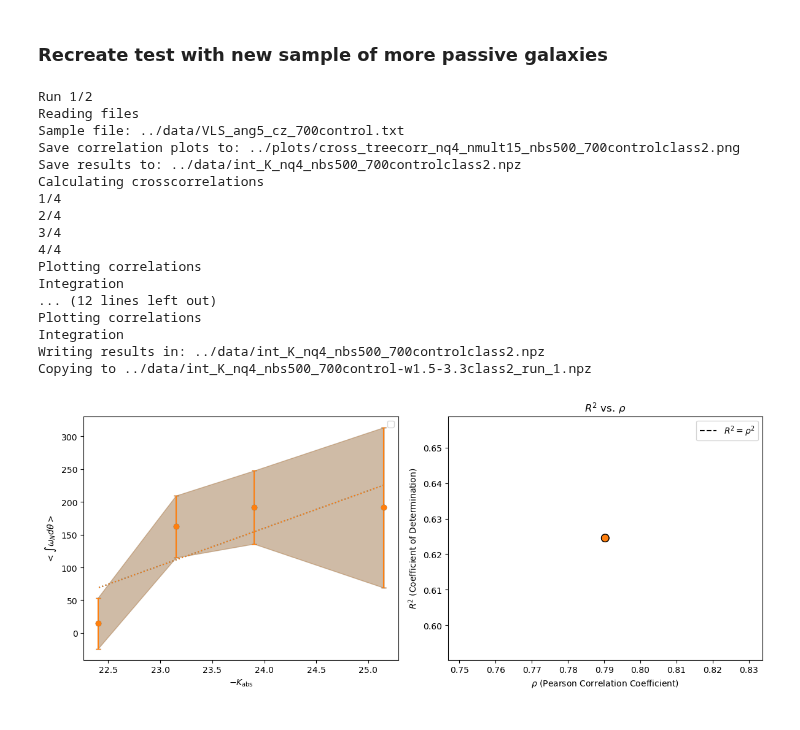
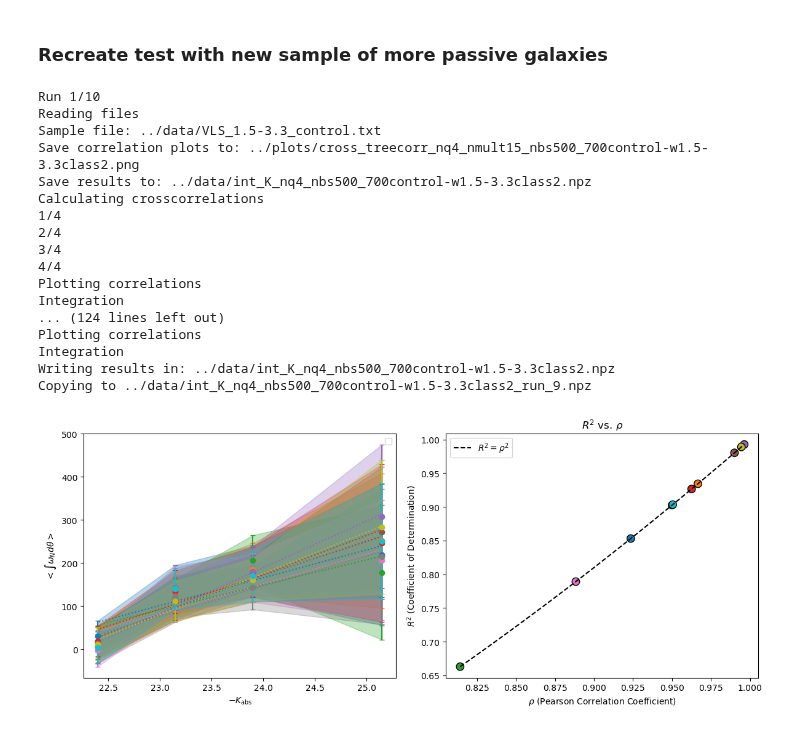
Before and after one commit to FedeDavilaKurban/Auger, a Jupyter notebook: test_class2Variance.ipynb, the cells around one changed output. Cells and saved outputs as stored; diff of their text form; code cells hidden in the pictures.

```diff
--- a/test_class2Variance.ipynb
+++ b/test_class2Variance.ipynb
@@ -117,9 +117,11 @@ from astropy.io import ascii
 import matplotlib.pyplot as plt
 
 # Configuration
-n_runs = 2
+n_runs = 10
+nbs = 500
+sample = '700control-w1.5-3.3class2'
 output_dir = '../data/'
-base_output = 'int_K_nq4_nbs500_700control-w1.5-3.3class2.npz'  # Expected output filename from writeInt-K.py
+base_output = f'int_K_nq4_nbs{nbs}_{sample}.npz'  # Expected output filename from writeInt-K.py
 
 # Run writeInt-K.py multiple times and archive results
 for i in range(n_runs):
@@ -129,18 +131,18 @@ for i in range(n_runs):
 
     # Archive the output file
     src = os.path.join(output_dir, base_output)
-    dst = os.path.join(output_dir, f'int_K_nq4_nbs500_700control-w1.5-3.3class2_run_{i}.npz')
+    dst = os.path.join(output_dir, f'int_K_nq4_nbs{nbs}_{sample}_run_{i}.npz')
     if os.path.exists(src):
         shutil.copy(src, dst)
         print('Copying to', dst)
     else:
         raise FileNotFoundError(f"File not found: {src}")
 # %% [output]
-Run 1/2
+Run 1/10
 Reading files
-Sample file: ../data/VLS_ang5_cz_700control.txt
-Save correlation plots to: ../plots/cross_treecorr_nq4_nmult15_nbs500_700controlclass2.png
-Save results to: ../data/int_K_nq4_nbs500_700controlclass2.npz
+Sample file: ../data/VLS_1.5-3.3_control.txt
+Save correlation plots to: ../plots/cross_treecorr_nq4_nmult15_nbs500_700control-w1.5-3.3class2.png
+Save results to: ../data/int_K_nq4_nbs500_700control-w1.5-3.3class2.npz
 Calculating crosscorrelations
 1/4
 2/4
@@ -148,21 +150,21 @@ Calculating crosscorrelations
 4/4
 Plotting correlations
 Integration
-... (12 lines left out)
+... (124 lines left out)
 Plotting correlations
 Integration
-Writing results in: ../data/int_K_nq4_nbs500_700controlclass2.npz
-Copying to ../data/int_K_nq4_nbs500_700control-w1.5-3.3class2_run_1.npz
+Writing results in: ../data/int_K_nq4_nbs500_700control-w1.5-3.3class2.npz
+Copying to ../data/int_K_nq4_nbs500_700control-w1.5-3.3class2_run_9.npz
 # %%
 import matplotlib.pyplot as plt
 import numpy as np
 from astropy.io import ascii
 from scipy import stats
 
-nquant = 4
-nbootstrap = 500
+#nquant = 4
+#nbootstrap = 500
 sample = '700control-w1.5-3.3class2'
-N = 2  # Number of runs
+N = 10  # Number of runs
 
 # Create 1x2 subplots
 fig, (ax1, ax2) = plt.subplots(1, 2, figsize=(12, 5))
@@ -187,32 +189,32 @@ for i, color in zip(range(N), colors):
     # Store R² and rho
     r_squared = res.rvalue ** 2
     all_r_squared.append(r_squared)
     all_rho.append(pearsonr)
 
     # Plot regression line and error bars on ax1
     ax1.plot(-meanMag, res.intercept - res.slope * meanMag, ls=':', c=color)
     ax1.errorbar(-meanMag, int_mean, yerr=int_std, c=color, fmt='o', capsize=3)
     ax1.fill_between(-meanMag, int_mean - int_std, int_mean + int_std,
                      color=color, alpha=0.3)
 
 # Configure ax1 (original plot)
 ax1.set_ylabel(r'$<\int\omega_Nd\theta>$')
 ax1.set_xlabel(r'$-K_{\mathrm{abs}}$')
 ax1.legend(loc='best', ncol=2)
 
 # Plot R² vs. Pearson's rho on ax2
 ax2.scatter(all_rho, all_r_squared, c=colors, edgecolors='k', s=80)
 ax2.set_xlabel(r'$\rho$ (Pearson Correlation Coefficient)')
 ax2.set_ylabel(r'$R^2$ (Coefficient of Determination)')
 ax2.set_title(r'$R^2$ vs. $\rho$')
 
 # Add reference line: R² = ρ² (expected for simple linear regression)
 rho_grid = np.linspace(min(all_rho), max(all_rho), 100)
 ax2.plot(rho_grid, rho_grid**2, 'k--', label=r'$R^2 = \rho^2$')
 ax2.legend(loc='best')
 
 plt.tight_layout()
-plt.savefig(f'../plots/test_class2Variance_R2_vs_rho_w1.5.png')
+#plt.savefig(f'../plots/test_class2Variance_R2_vs_rho_w1.5.png')
 plt.show()
 # %% [output]
-[figure, old version]
+[figure, new version]
```
Also changed, not shown: 3 other files.
